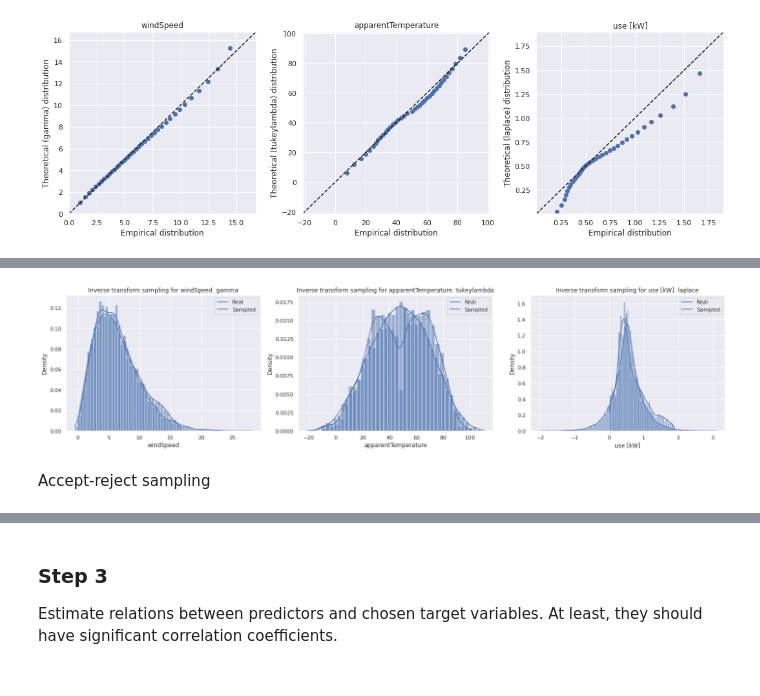
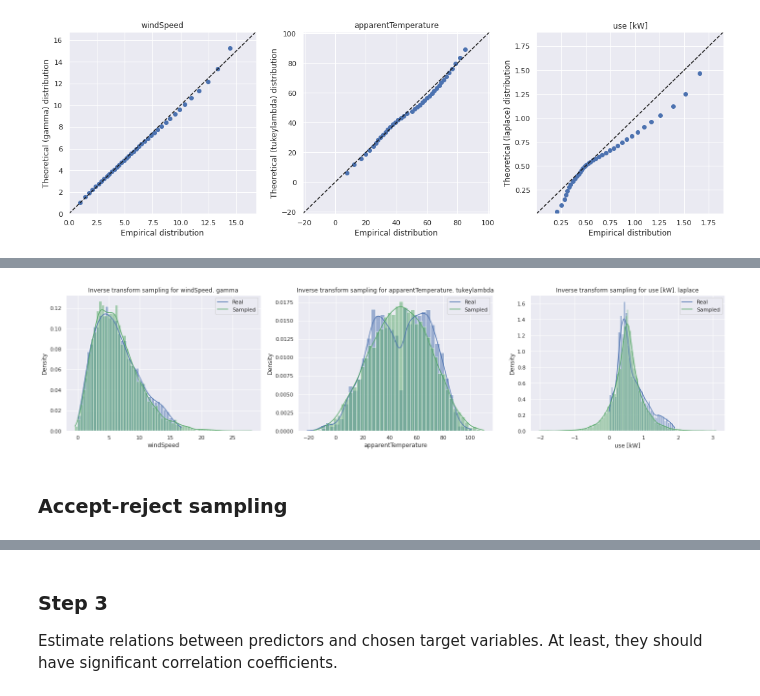
Before and after one commit to Emidiant/multivariate-data-analysis, a Jupyter notebook: task_3.ipynb, the cells around one changed output, grey strips where cells are left out. Saved outputs shown, nothing was run; the diff lists cells and outputs as text; code cells hidden in the pictures.

```diff
--- a/task_3.ipynb
+++ b/task_3.ipynb
@@ -172,0 +179,38 @@ Inverse transform sampling
+# %%
+def inverse_ts_distributions(df, var, dist, ax, f="cdf"):
+
+    if type(dist).__name__[:-4] == "laplace":
+        x = np.linspace(dist.ppf(0.01), dist.ppf(0.99), len(df))
+        if f == "ppf":
+            ax.plot(x, dist.ppf(x), 'r-', label='laplace ppf')
+        else:
+            ax.plot(x, dist.cdf(x), 'k-', label='laplace cdf', alpha=0.5)
+        ax.legend(loc='best', frameon=False)
+    elif type(dist).__name__[:-4] == "tukeylambda":
+        lam = 3.13
+        x = np.linspace(dist.ppf(0.01, lam), dist.ppf(0.99, lam), len(df))
+        if f == "ppf":
+            ax.plot(x, dist.ppf(x, lam), 'r-', label='tukeylambda ppf')
+        else:
+            ax.plot(x, dist.cdf(x, lam), 'k-', label='tukeylambda cdf', alpha=0.5)
+        ax.legend(loc='best', frameon=False)
+    elif type(dist).__name__[:-4] == "gamma":
+        a = 1.99
+        x = np.linspace(dist.ppf(0.01, a), dist.ppf(0.99, a), len(df))
+        if f == "ppf":
+            ax.plot(x, dist.ppf(x, a), 'r-', label='gamma ppf')
+        else:
+            ax.plot(x, dist.cdf(x, a), 'k-', label='gamma cdf', alpha=0.5)
+        ax.legend(loc='best', frameon=False)
+
+    ax.set_title(f'Inverse transform sampling for {var}. {type(dist).__name__[:-4]}')
+
+for f in ["ppf", "cdf"]:
+    axs = {key: 0 for key in target}
+    fig, (axs[target[0]], axs[target[1]], axs[target[2]]) = plt.subplots(1, 3)
+    fig.set_size_inches(20, 5)
+
+    for var in target:
+        for dist in distributions[var]:
+            inverse_ts_distributions(smart_home_target, var, dist, axs[var], f=f)
+    fig.tight_layout()
@@ -173,32 +220,32 @@ Inverse transform sampling
 # %%
 def inverse_transform_sampling(n, dist, param):
     gen = np.random.uniform(size=n)
     rv = dist(*param)
     return rv.ppf(gen)
 
 def inverse_transform_sampling_plot(df, var, dist, ax):
     df = outlier_removal(df, var)
 
     params = dist.fit(df)
     its = inverse_transform_sampling(10000, dist, params)
 
     sns.histplot(df, kde=True, stat='density', label='initial data', ax=ax)
-    sns.histplot(its, kde=True, stat='density', label='sampled data', ax=ax)
+    sns.histplot(its, kde=True, stat='density', label='sampled data', ax=ax, color="g")
 
     ax.set_ylabel('Density')
     ax.set_title(f'Inverse transform sampling for {var}. {type(dist).__name__[:-4]}')
     ax.legend(['Real', 'Sampled'])
 
 
 axs = {key: 0 for key in target}
 fig, (axs[target[0]], axs[target[1]], axs[target[2]]) = plt.subplots(1, 3)
 fig.set_size_inches(20, 5)
 
 for var in target:
     for dist in distributions[var]:
         inverse_transform_sampling_plot(smart_home_target, var, dist, axs[var])
 fig.tight_layout()
 # %% [output]
-[figure, old version]
+[figure, new version]
 # %% [markdown]
-Accept-reject sampling
+### Accept-reject sampling
```
Also changed, not shown: parts of 22 cells of this notebook.
